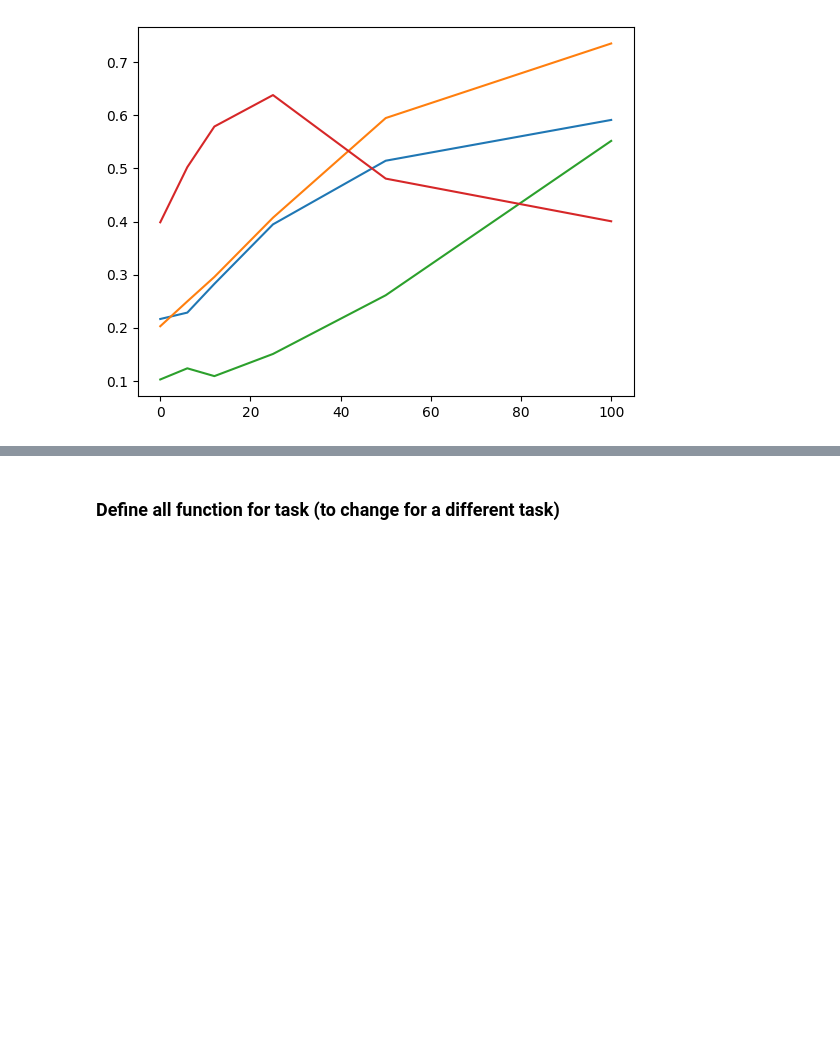
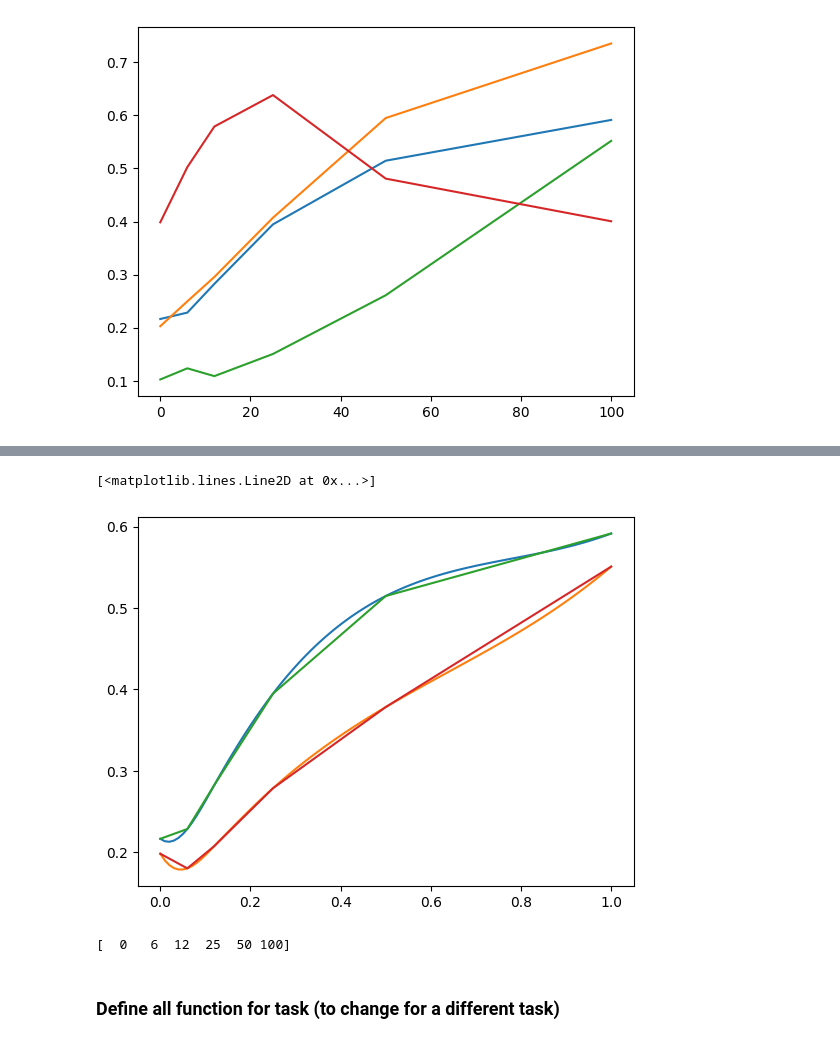
Before and after one commit to garza-roberto/inference_theory, a Jupyter notebook: src/Cecilia/train_data_CDC.ipynb, the cells around one changed output, grey strips where cells are left out. Cells and saved outputs as stored; diff of their text form; code cells hidden in the pictures; blank space fills up the shorter version.

```diff
--- a/src/Cecilia/train_data_CDC.ipynb
+++ b/src/Cecilia/train_data_CDC.ipynb
@@ -215,3 +269,22 @@ for key in data.keys():
+# %%
+from scipy.interpolate import interp1d
+f_E_mean = interp1d(contrast/100,E_mean,kind='cubic')
+f_E_std = interp1d(contrast/100,E_std,kind='cubic')
+
+f_I_mean = interp1d(contrast/100, PV_mean,kind='cubic')
+f_I_std = interp1d(contrast/100,PV_std,kind='cubic')
+
+plt.plot(x,f_E_mean(x), label = 'E_mean_interp')
+plt.plot(x,f_E_std(x), label = 'E_std_interp')
+plt.plot(contrast/100,E_mean, label = 'E_mean')
+plt.plot(contrast/100,E_std, label = 'E_std')
+# %% [output]
+[<matplotlib.lines.Line2D at 0x...>]
+[figure, added]
+# %%
+print(contrast)
+# %% [output]
+[  0   6  12  25  50 100]
 # %% [markdown]
 ### Define all function for task (to change for a different task)
 # %%
```
Also changed, not shown: parts of 13 cells of this notebook.
